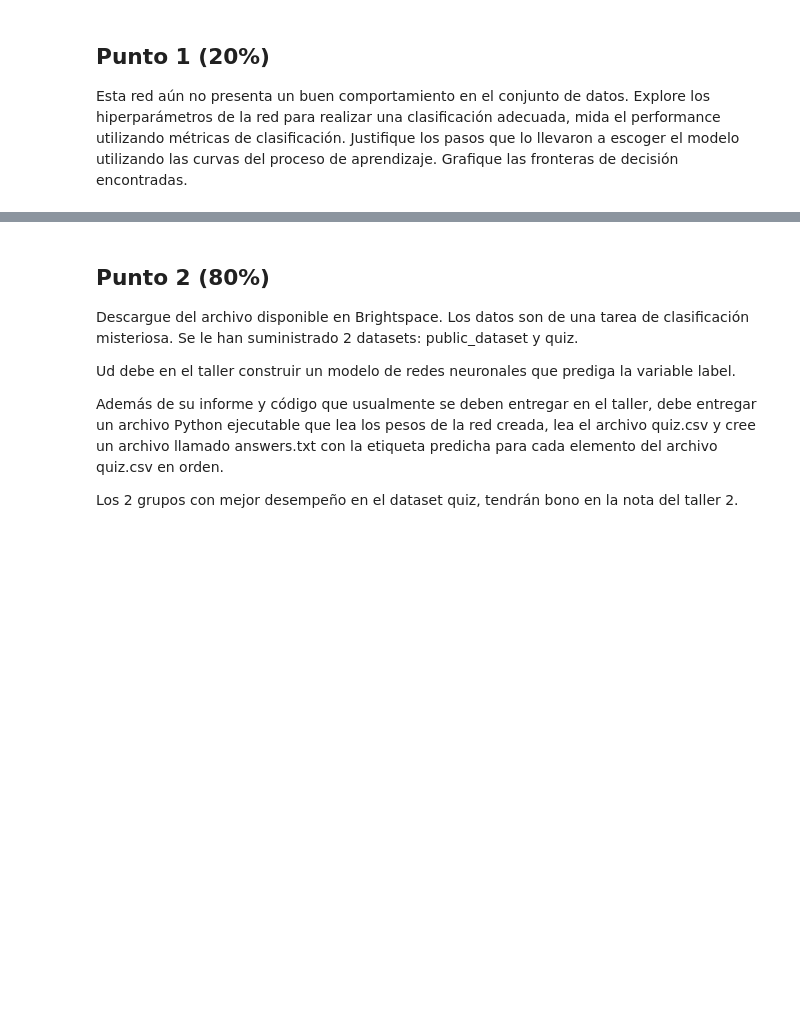
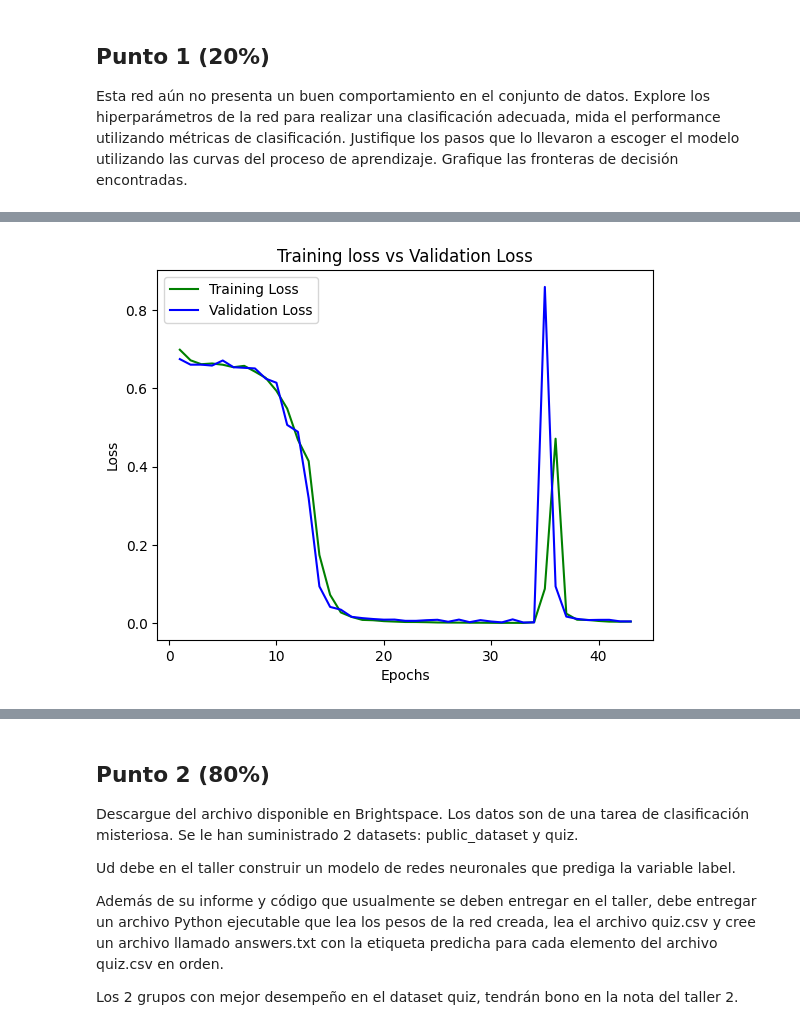
Before and after one commit to dcrovo/ML-Workshops, a Jupyter notebook: Workshop2/2023_30_Aprendizaje_de_máquina_Taller_2_Redes_neuronales_artificiales.ipynb, the cells around one changed output, grey strips where cells are left out. Saved outputs shown, nothing was run; the diff lists cells and outputs as text; code cells hidden in the pictures; blank space fills up the shorter version.

Commit message:
First model trained

```diff
--- a/Workshop2/2023_30_Aprendizaje_de_máquina_Taller_2_Redes_neuronales_artificiales.ipynb
+++ b/Workshop2/2023_30_Aprendizaje_de_máquina_Taller_2_Redes_neuronales_artificiales.ipynb
@@ -561,0 +575,10 @@ Esta red aún no presenta un buen comportamiento en el conjunto de datos. Explor
+# %%
+# se crea un modelo para realizar las pruebas
+
+model_test = keras.Sequential()
+# Teniendo en cuenta que en la imagen de fronteras de decición se observa que no es suficiente 8 ne
+model_test.add(layers.Dense(32, activation = 'relu', input_shape=(INPUT_SHAPE,)))
+model_test.add(layers.Dense(16, activation = 'relu' ))
+model_test.add(layers.Dense(8, activation = 'relu'))
+model_test.add(layers.Dense(1, activation = 'sigmoid'))
+model_test.summary()
@@ -561,0 +613,6 @@ Esta red aún no presenta un buen comportamiento en el conjunto de datos. Explor
+# %%
+model_test.compile(optimizer=Adam(learning_rate=0.01),loss='binary_crossentropy', metrics=['accuracy'])
+callback_early_stopping = EarlyStopping(monitor='val_loss', patience=10, mode='min')
+callback_checkpoint = ModelCheckpoint(filepath='./checkpoints/', monitor='val_loss', save_best_only=True, mode='min')
+# %%
+history_test = model_test.fit(x=X_train, y=Y_train, epochs=EPOCHS, batch_size=BATCH_SIZE, validation_data=(X_val, y_val),callbacks=[callback_early_stopping, callback_checkpoint])
@@ -561,0 +648,18 @@ Esta red aún no presenta un buen comportamiento en el conjunto de datos. Explor
+# %%
+def plot_loss(history):
+
+    loss = history.history['loss']
+    val_loss = history.history['val_loss']
+    epochs = range(1, len(loss)+1)
+
+    plt.plot(epochs, loss, 'g', label='Training Loss')
+    plt.plot(epochs, val_loss,'b', label='Validation Loss')
+    plt.title('Training loss vs Validation Loss')
+    plt.xlabel('Epochs')
+    plt.ylabel('Loss')
+    plt.legend()
+    plt.show()
+# %%
+plot_loss(history_test)
+# %% [output]
+[figure, added]
```
Also changed, not shown: parts of 8 cells of this notebook, 5 other files.
